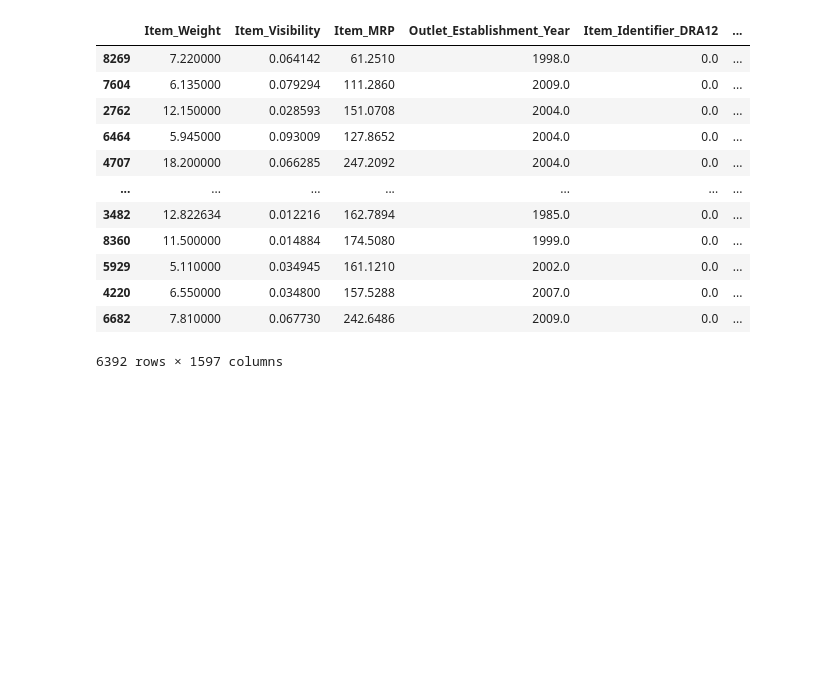
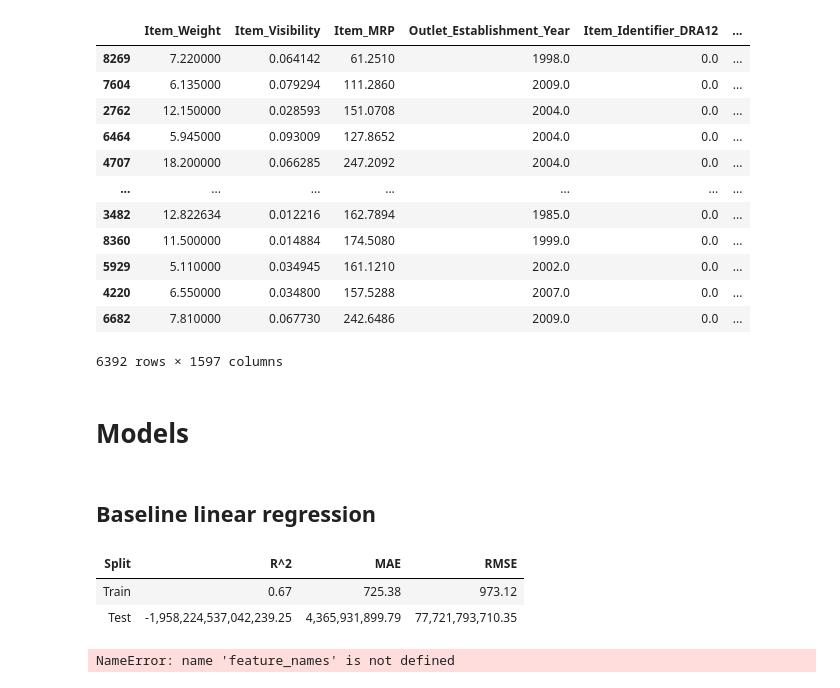
Before and after one commit to Elispreng/Grocery_Sales, a Jupyter notebook: Grocery Sales with Coeff.ipynb, the cells around one changed output. Saved outputs shown, nothing was run; the diff lists cells and outputs as text; code cells hidden in the pictures; blank space fills up the shorter version.

```diff
--- a/Grocery Sales with Coeff.ipynb
+++ b/Grocery Sales with Coeff.ipynb
@@ -191,3 +191,17 @@ display(X_train_df)
 | 4220 | 6.550000 | 0.034800 | 157.5288 | 2007.0 | 0.0 | ... |
 | 6682 | 7.810000 | 0.067730 | 242.6486 | 2009.0 | 0.0 | ... |
 6392 rows × 1597 columns
+# %% [markdown]
+# Models
+# %% [markdown]
+## Baseline linear regression
+# %%
+# first lin reg
+lin_reg= LinearRegression()
+lin_reg.fit(X_train_df,y_train)
+evaluate_regression(lin_reg, X_train_df, y_train,
+                    X_test_df, y_test)
+# %% [output]
+| Split | R^2 | MAE | RMSE |
+| Train | 0.67 | 725.38 | 973.12 |
+| Test | -1,958,224,537,042,239.25 | 4,365,931,899.79 | 77,721,793,710.35 |
@@ -193,0 +213,8 @@ display(X_train_df)
+# %%
+#visualize coefficients (manually)
+coeffs = pd.Series(lin_reg.coef_, index=feature_names,
+                        name='Coefficients')
+coeffs.loc['intercept'] = lin_reg.intercept_
+coeffs.head()
+# %% [output]
+NameError: name 'feature_names' is not defined
```
Also changed, not shown: parts of 1 cell of this notebook.
